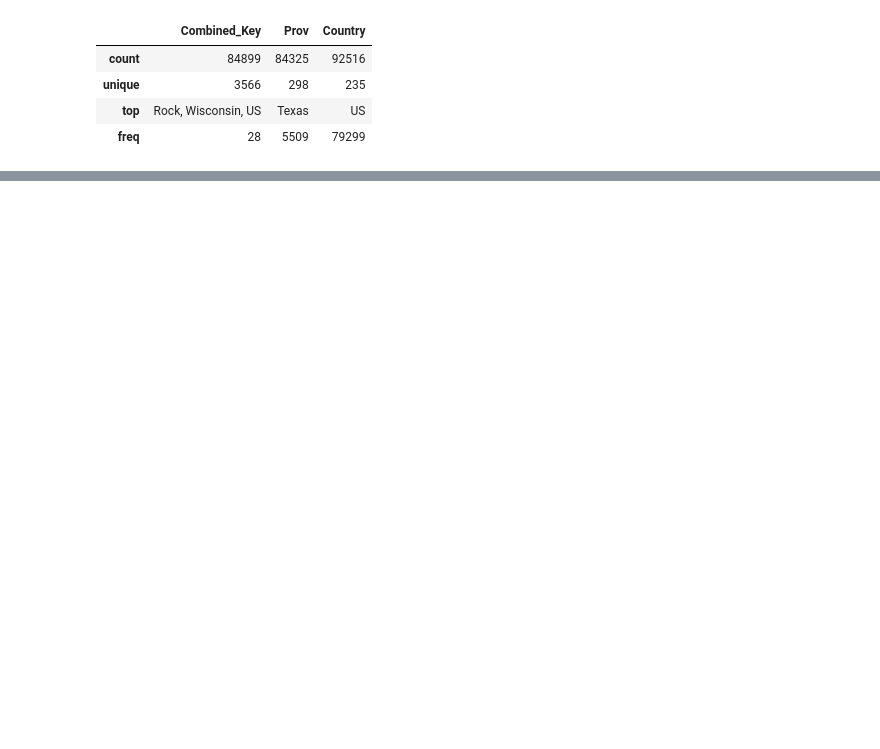
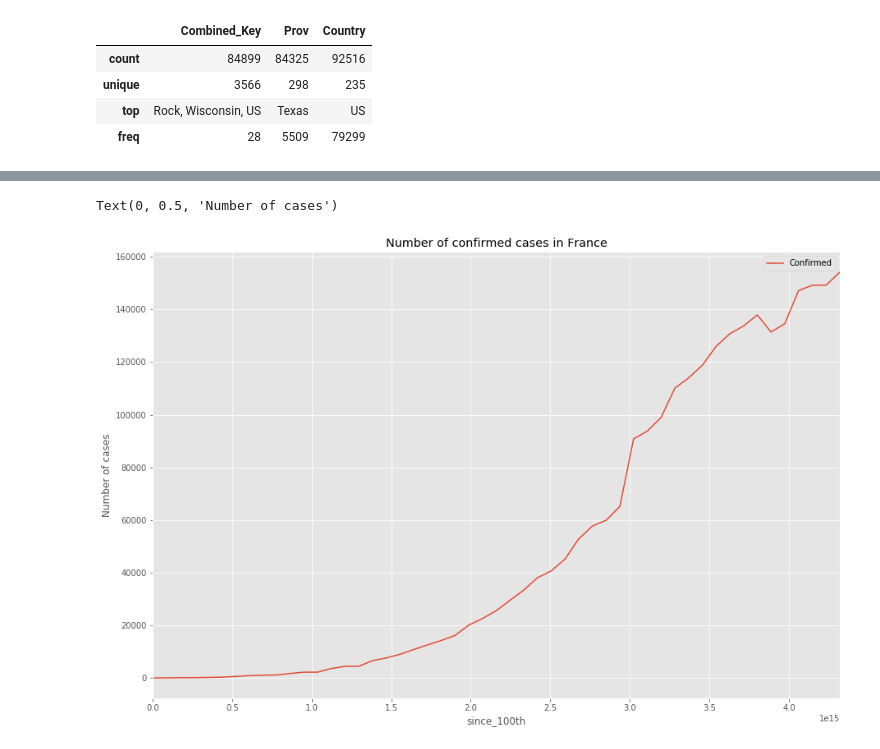
Before and after one commit to BWhannou/Covid_mobility, a Jupyter notebook: Exploratory Data Analysis.ipynb, the cells around one changed output, grey strips where cells are left out. Cells and saved outputs as stored; diff of their text form; code cells hidden in the pictures; blank space fills up the shorter version.

```diff
--- a/Exploratory Data Analysis.ipynb
+++ b/Exploratory Data Analysis.ipynb
@@ -161,0 +274,2 @@ the information on the data span from 2020-01-22 00:00:00 to 2020-04-18 00:00:00
+# %%
+sumup_countries = records.groupby(["Country_1","Date"]).agg({'Confirmed':'sum','Deaths':'sum','Recovered':'sum'})
@@ -161,0 +278,2 @@ the information on the data span from 2020-01-22 00:00:00 to 2020-04-18 00:00:00
+# %%
+sumup_countries = sumup_countries.assign(CFR = lambda df : df.Deaths/df.Confirmed).reset_index()
@@ -161,0 +289,17 @@ the information on the data span from 2020-01-22 00:00:00 to 2020-04-18 00:00:00
+# %%
+sumup_countries["interm"]=abs(sumup_countries.Confirmed-100)
+control = sumup_countries.groupby(["Country_1"]).agg({"interm":"min"})
+# %%
+sumup_countries["check"]=False
+for values in control.index.values:
+    sumup_countries.loc[(sumup_countries.Country_1==values)&(sumup_countries.interm==control.loc[values].interm),"check"]=True
+
+df=sumup_countries.loc[sumup_countries.check==True,["Date","Country_1"]]
+sumup_countries = sumup_countries.merge(df,how="left",on="Country_1").assign(since_100th = lambda df : (df["Date_x"] - df["Date_y"]).astype("int")).drop(columns=["interm","check","Date_y"])
+# %%
+ax = sumup_countries[(sumup_countries.Country_1=="France")&(sumup_countries.since_100th.astype("int")>-1)].plot(kind="line",x="since_100th",y="Confirmed",figsize=(15,10))
+ax.set_title("Number of confirmed cases in France")
+ax.set_ylabel("Number of cases")
+# %% [output]
+Text(0, 0.5, 'Number of cases')
+[figure, added]
```
Also changed, not shown: parts of 26 cells of this notebook.
